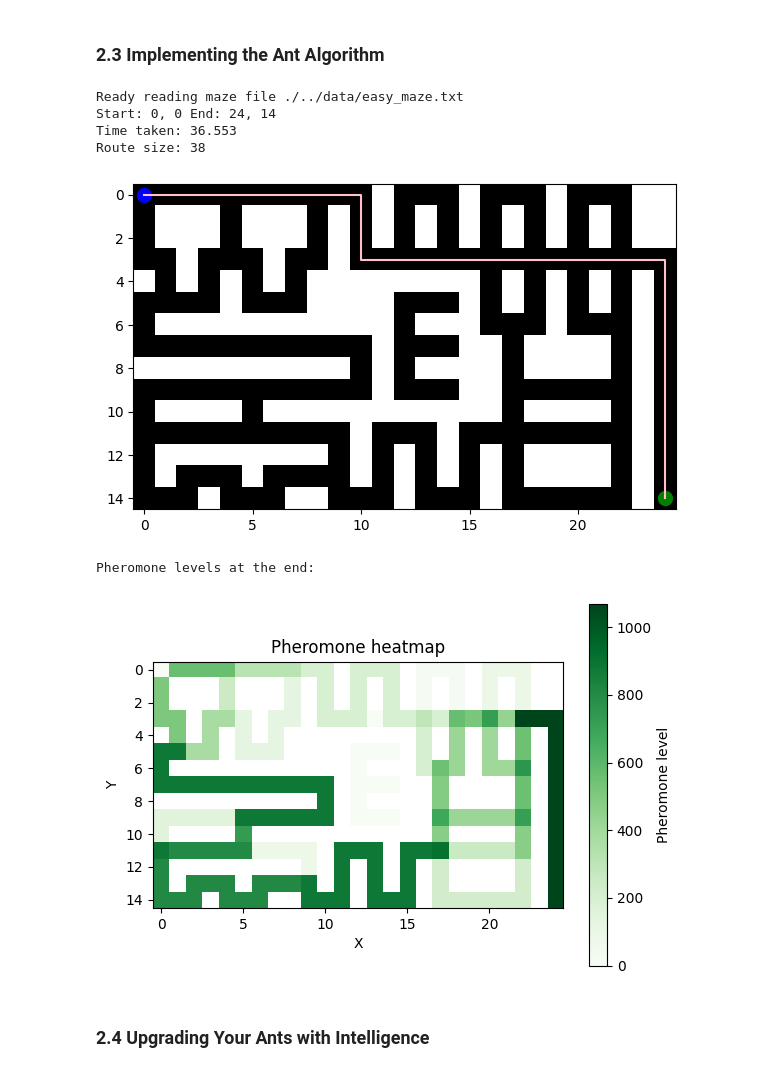
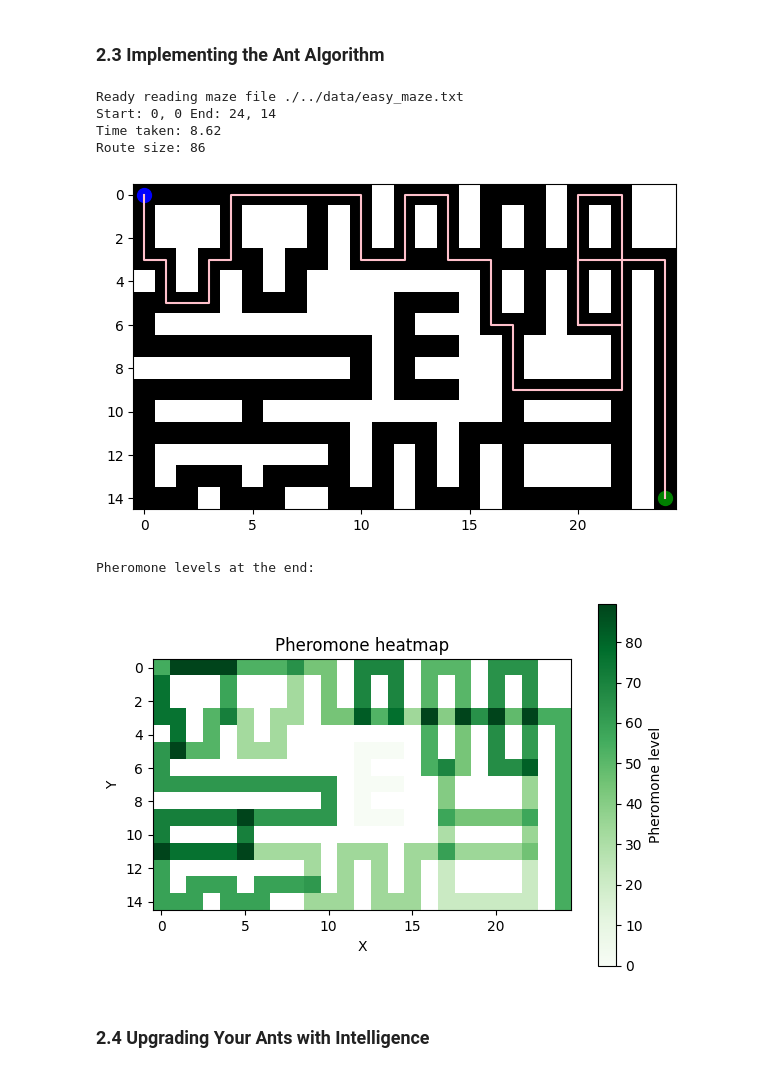
Before and after one commit to Alex-Ion14/CI_Lab_2, a Jupyter notebook: src/Main.ipynb, the cells around one changed output. Drawn from its saved outputs; the diff is of its cells as text; code cells hidden in the pictures.

Commit message:
2.6 final route

```diff
--- a/src/Main.ipynb
+++ b/src/Main.ipynb
@@ -378,6 +378,8 @@ class Maze:
     @param q: the normalization factor for the amount of dropped pheromone
     """
     def add_pheromone_route(self, route, q):
+        if(len(route.get_route()) == 0):
+            return
         deposit = q / len(route.get_route())
         position = route.get_start()
         for step in route.get_route():
@@ -555,8 +557,9 @@ class AntColonyOptimization:
     @param stop_limit: the number of consecutive iterations without improvement in the shortest path before the algorithm stops
     @param max_iter: the maximum number of iterations for each ant to find a path (to prevent infinite loops)
     @param momentum: the momentum factor for the intelligent ant variant
+    @param intelligent_ant: flag indicating whether to use the intelligent ant variant
     """
-    def __init__(self, maze, ants_per_gen, generations, q, evaporation, alpha, beta, stop_limit, max_iter=1000, momentum=1.1):
+    def __init__(self, maze, ants_per_gen, generations, q, evaporation, alpha, beta, stop_limit, max_ant_iter, momentum, intelligent_ant = True):
         self.maze = maze
         self.ants_per_gen = ants_per_gen
         self.generations = generations
@@ -565,16 +568,16 @@ class AntColonyOptimization:
         self.beta = beta
         self.evaporation = evaporation
         self.stop_limit = stop_limit
-        self.max_iter = max_iter
+        self.max_ant_iter = max_ant_iter
         self.momentum = momentum
+        self.intelligent_ant = intelligent_ant
 
     """
     Loop that starts the shortest path process
     @param path_specification: description of the route we wish to optimize
-    @param intelligent_ant: flag indicating whether to use the intelligent ant variant
     @return the optimized route according to the ACO algorithm
     """
-    def find_shortest_route(self, path_specification, intelligent_ant):
+    def find_shortest_route(self, path_specification):
         self.maze.reset()
         shortest_route = Route(path_specification.get_start())
         shortest_length = float("inf")
@@ -583,13 +586,13 @@ class AntColonyOptimization:
             routes = []
             shortest_route_found = False
             for a in range(self.ants_per_gen):
-                if intelligent_ant:
-                    ant = IntelligentAnt(self.maze, path_specification, self.alpha, self.beta, self.momentum)
+                if self.intelligent_ant:
+                    ant = IntelligentAnt(self.maze, path_specification, self.alpha, self.beta, self.max_ant_iter, self.momentum)
                     cur_route, negative_pheromone_tiles = ant.find_route()
                     for tile in negative_pheromone_tiles:
                         self.maze.pheromones[tile[0]][tile[1]] = 0.0
                 else:
-                    ant = StandardAnt(self.maze, path_specification, self.alpha, self.beta, self.max_iter)
+                    ant = StandardAnt(self.maze, path_specification, self.alpha, self.beta, self.max_ant_iter)
                     cur_route = ant.find_route()
                 if cur_route is not None:
                     routes.append(cur_route)
@@ -613,43 +616,42 @@ class AntColonyOptimization:
         return shortest_route
 # %%
 # Please keep your parameters for the ACO easily changeable here
-ants_per_gen = 200
-no_gen = 1200
-q = 100
-evap = 0.2
-max_iter = 50
+ants_per_gen = 50
+no_gen = 150
+q = 1000
+evap = 0.1
+max_ant_iter = 500
 alpha = 1
 beta = 2
-stop_limit = 40
-momentum = 1.1
+stop_limit = 20
+momentum = 1.5
+
 
 # Construct the optimization objects
 maze = Maze.create_maze("./../data/easy_maze.txt")
 spec = PathSpecification.read_coordinates("./../data/easy_coordinates.txt")
+
 #maze.visualize_pheromones(start=spec.get_start(), end=spec.get_end())
 path_spec_string = spec.__str__()
 print(path_spec_string)
-aco = AntColonyOptimization(maze, ants_per_gen, no_gen, q, evap, alpha, beta, stop_limit, max_iter, momentum)
+aco = AntColonyOptimization(maze, ants_per_gen, no_gen, q, evap, alpha, beta, stop_limit, max_ant_iter, momentum, intelligent_ant = False)
 
 start_time = int(round(time.time() * 1000))
-shortest_route = aco.find_shortest_route(spec, True)
+shortest_route = aco.find_shortest_route(spec)
 
 print("Time taken: " + str((int(round(time.time() * 1000)) - start_time) / 1000.0))
 print("Route size: " + str(shortest_route.size()))
 Visualizer.visualize_individual_path(maze, shortest_route, spec)
 print("Pheromone levels at the end:")
 maze.visualize_pheromones()
-
-
-shortest_route.write_to_file("./../data/easy_solution.txt")
 # %% [output]
 Ready reading maze file ./../data/easy_maze.txt
 Start: 0, 0 End: 24, 14
-Time taken: 36.553
-Route size: 38
+Time taken: 8.62
+Route size: 86
-[figure, old version]
+[figure, new version]
 Pheromone levels at the end:
-[figure, old version]
+[figure, new version]
 # %% [markdown]
 ### 2.4 Upgrading Your Ants with Intelligence
 # %% [markdown]
```
Also changed, not shown: parts of 8 cells of this notebook, 3 other files.
